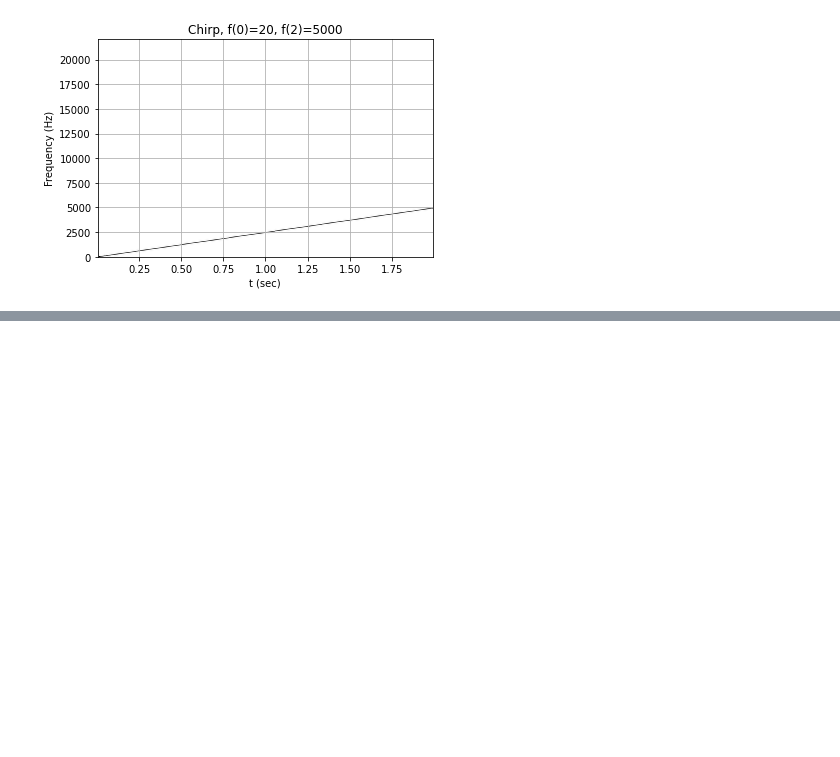
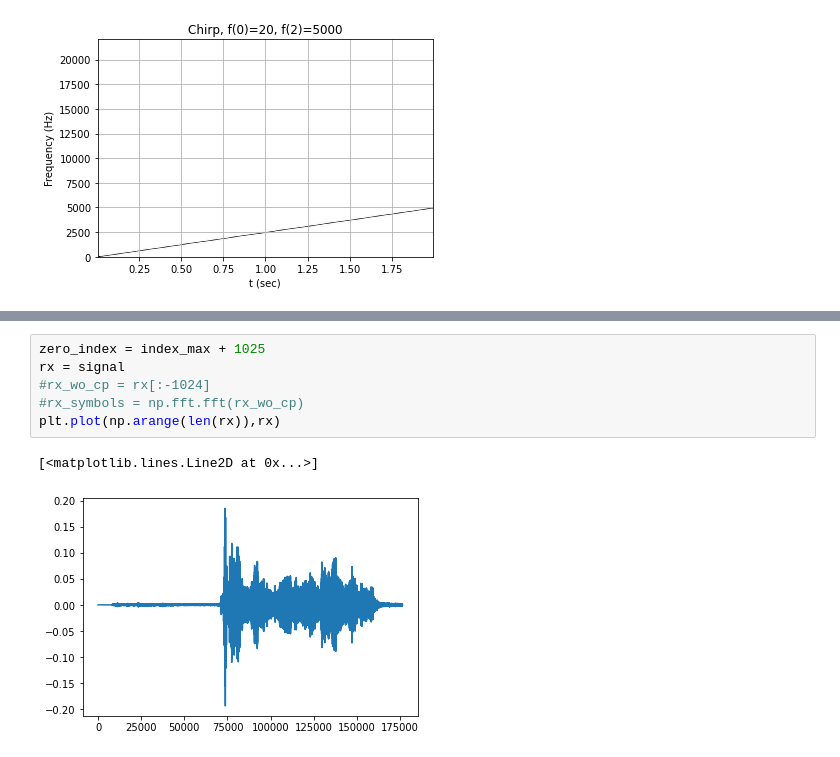
Before and after one commit to adamg-97/GF3-audio-modem, a Jupyter notebook: Audio.ipynb, the cells around one changed output, grey strips where cells are left out. Saved outputs shown, nothing was run; the diff lists cells and outputs as text; blank space fills up the shorter version.

```diff
--- a/Audio.ipynb
+++ b/Audio.ipynb
@@ -52,0 +92,9 @@ print(index_max)
+# %%
+zero_index = index_max + 1025
+rx = signal
+#rx_wo_cp = rx[:-1024]
+#rx_symbols = np.fft.fft(rx_wo_cp)
+plt.plot(np.arange(len(rx)),rx)
+# %% [output]
+[<matplotlib.lines.Line2D at 0x...>]
+[figure, added]
```
Also changed, not shown: parts of 6 cells of this notebook, 1 other file.
